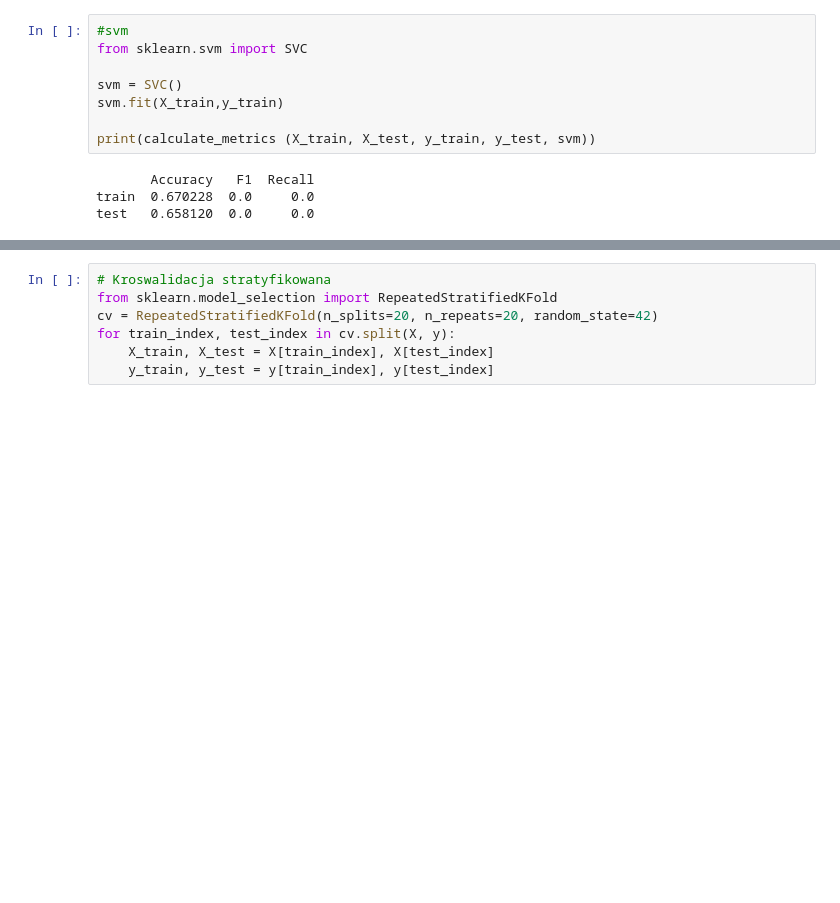
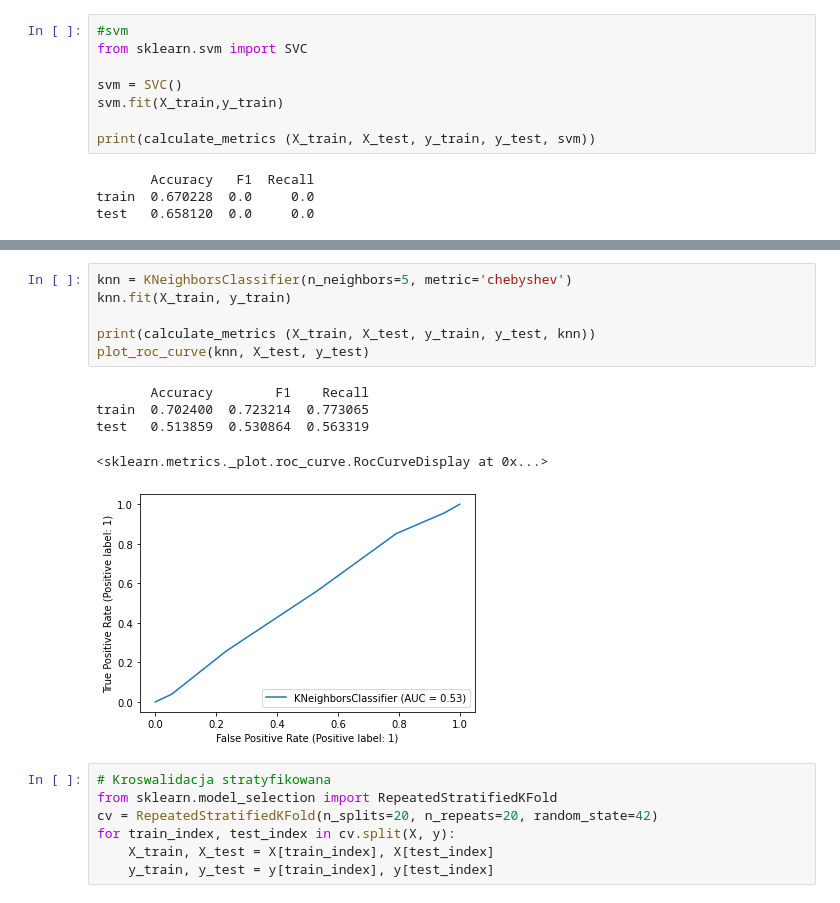
Before and after one commit to ewagaka/Job_Retention, a Jupyter notebook: job.ipynb, the cells around one changed output, grey strips where cells are left out. Drawn from its saved outputs; the diff is of its cells as text; blank space fills up the shorter version.

```diff
--- a/job.ipynb
+++ b/job.ipynb
@@ -460,3 +453,15 @@ test   0.513859  0.530864  0.563319
+# %%
+knn = KNeighborsClassifier(n_neighbors=5, metric='chebyshev')
+knn.fit(X_train, y_train)
+
+print(calculate_metrics (X_train, X_test, y_train, y_test, knn))
+plot_roc_curve(knn, X_test, y_test)
+# %% [output]
+       Accuracy        F1    Recall
+train  0.702400  0.723214  0.773065
+test   0.513859  0.530864  0.563319
+<sklearn.metrics._plot.roc_curve.RocCurveDisplay at 0x...>
+[figure, added]
 # %%
 # Kroswalidacja stratyfikowana
 from sklearn.model_selection import RepeatedStratifiedKFold
```
Also changed, not shown: parts of 20 cells of this notebook.
